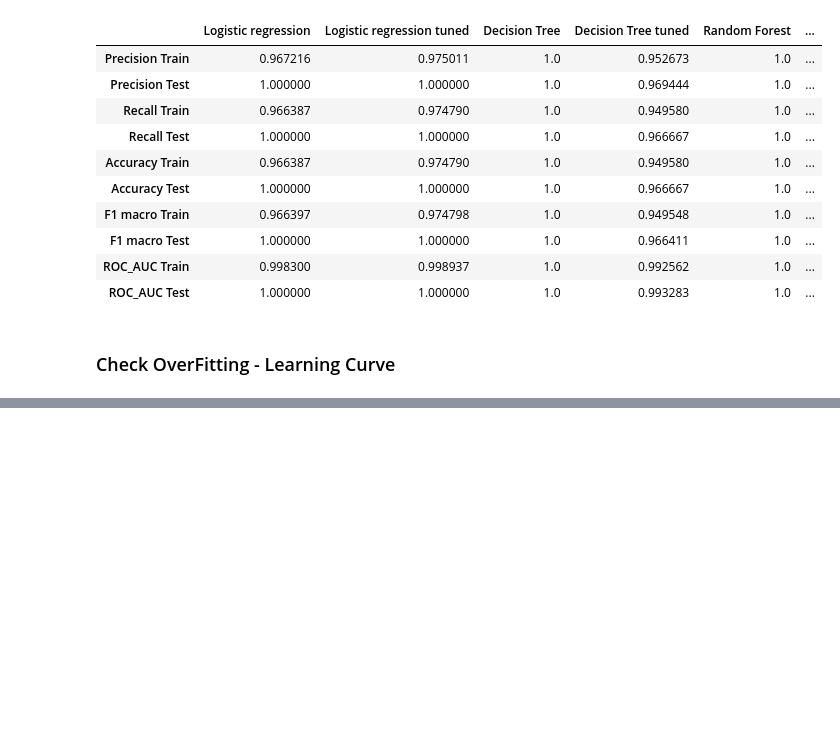
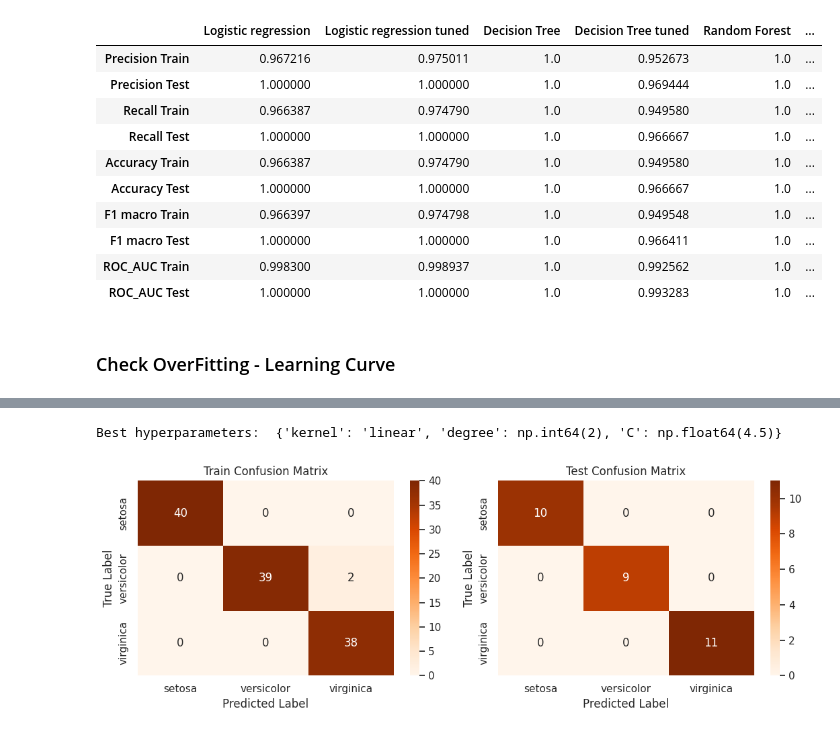
Before and after one commit to Aya11ali/Iris_Flower_Classification, a Jupyter notebook: Iris_Flower_Classification.ipynb, the cells around one changed output, grey strips where cells are left out. Drawn from its saved outputs; the diff is of its cells as text; code cells hidden in the pictures; blank space fills up the shorter version.

Commit message:
Selecting the model

```diff
--- a/Iris_Flower_Classification.ipynb
+++ b/Iris_Flower_Classification.ipynb
@@ -667,0 +696,32 @@ plot_learning_curve(RandomForestClassifier(**best_params, random_state=0), x_tra
+# %%
+param_grid = {'C': np.arange(0.1, 10, 0.1),
+              'kernel': ['linear', 'poly', 'rbf', 'sigmoid'],
+              'degree': np.arange(2, 6, 1)}
+
+svm = SVC(random_state=0, probability=True)
+
+# Repeated stratified kfold
+rskf = RepeatedStratifiedKFold(n_splits=3, n_repeats=3, random_state=0)
+
+# Initialize RandomizedSearchCV with kfold cross-validation
+random_search = RandomizedSearchCV(svm, param_grid, n_iter=20, cv=rskf, n_jobs=-1)
+
+random_search.fit(x_train, y_train)
+
+best_params = random_search.best_params_
+print("Best hyperparameters: ", best_params)
+# %% [output]
+Best hyperparameters:  {'kernel': 'linear', 'degree': np.int64(2), 'C': np.float64(4.5)}
+# %%
+svm_model2 = SVC(C = best_params['C'],
+           kernel = best_params['kernel'],
+           degree = best_params['degree'],
+           random_state=0, probability=True)
+
+model_ = ModelEvaluation(class_names=iris.target_names, model=svm_model2, x_train=x_train, x_test=x_test, y_train=y_train, y_test=y_test)
+model_.evaluate()
+model_.calculate_confusion_matrix()
+model_.plot_confusion_matrix()
+model_.calculate_model_score()
+# %% [output]
+[figure, added]
```
Also changed, not shown: parts of 15 cells of this notebook.
